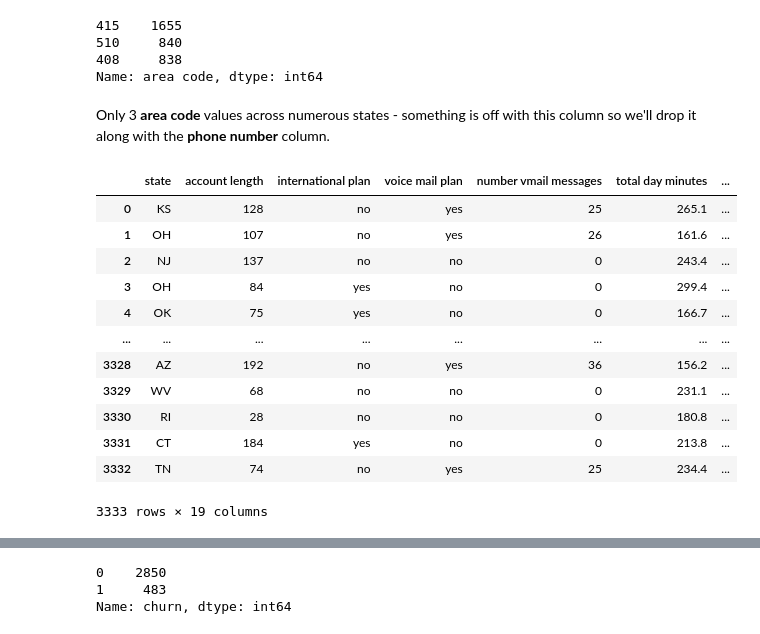
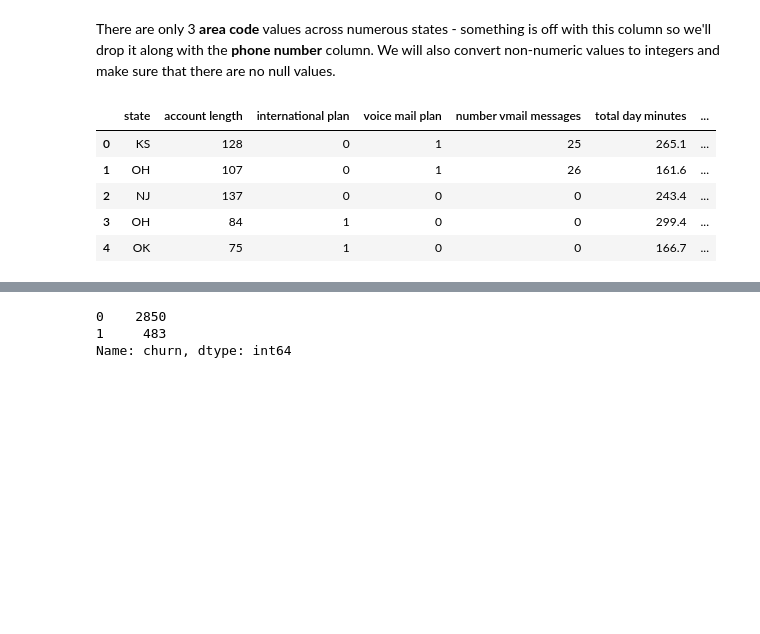
Before and after one commit to jswec/Phase-3-Project, a Jupyter notebook: FinalNotebook.ipynb, the cells around one changed output, grey strips where cells are left out. Cells and saved outputs as stored; diff of their text form; code cells hidden in the pictures; blank space fills up the shorter version.

```diff
--- a/FinalNotebook.ipynb
+++ b/FinalNotebook.ipynb
@@ -75,28 +49,18 @@ memory usage: 524.2+ KB
-# %%
-df['area code'].value_counts()
-# %% [output]
-415    1655
-510     840
-408     838
-Name: area code, dtype: int64
 # %% [markdown]
-Only 3 **area code** values across numerous states - something is off with this column so we'll drop it along with the **phone number** column.
+There are only 3 **area code** values across numerous states - something is off with this column so we'll drop it along with the **phone number** column. We will also convert non-numeric values to integers and make sure that there are no null values.
 # %%
 # Dropping unnecessary columns and viewing results
+#
+df_clean = df.drop(columns=['area code', 'phone number'], axis=1)
+df_clean['international plan'].replace(['no','yes'], [0,1], inplace = True)
+df_clean['voice mail plan'].replace(['no','yes'], [0,1], inplace = True)
+df_clean['churn'].replace([False, True], [0,1], inplace = True)
 
-df_clean = df.drop(columns=['area code', 'phone number'], axis=1)
-df_clean
+df_clean.head()
 # %% [output]
 |  | state | account length | international plan | voice mail plan | number vmail messages | total day minutes | ... |
-| 0 | KS | 128 | no | yes | 25 | 265.1 | ... |
-| 1 | OH | 107 | no | yes | 26 | 161.6 | ... |
-| 2 | NJ | 137 | no | no | 0 | 243.4 | ... |
-| 3 | OH | 84 | yes | no | 0 | 299.4 | ... |
-| 4 | OK | 75 | yes | no | 0 | 166.7 | ... |
-| ... | ... | ... | ... | ... | ... | ... | ... |
-| 3328 | AZ | 192 | no | yes | 36 | 156.2 | ... |
-| 3329 | WV | 68 | no | no | 0 | 231.1 | ... |
-| 3330 | RI | 28 | no | no | 0 | 180.8 | ... |
-| 3331 | CT | 184 | yes | no | 0 | 213.8 | ... |
-| 3332 | TN | 74 | no | yes | 25 | 234.4 | ... |
+| 0 | KS | 128 | 0 | 1 | 25 | 265.1 | ... |
+| 1 | OH | 107 | 0 | 1 | 26 | 161.6 | ... |
+| 2 | NJ | 137 | 0 | 0 | 0 | 243.4 | ... |
+| 3 | OH | 84 | 1 | 0 | 0 | 299.4 | ... |
+| 4 | OK | 75 | 1 | 0 | 0 | 166.7 | ... |
-3333 rows × 19 columns
```
Also changed, not shown: parts of 39 cells of this notebook.
